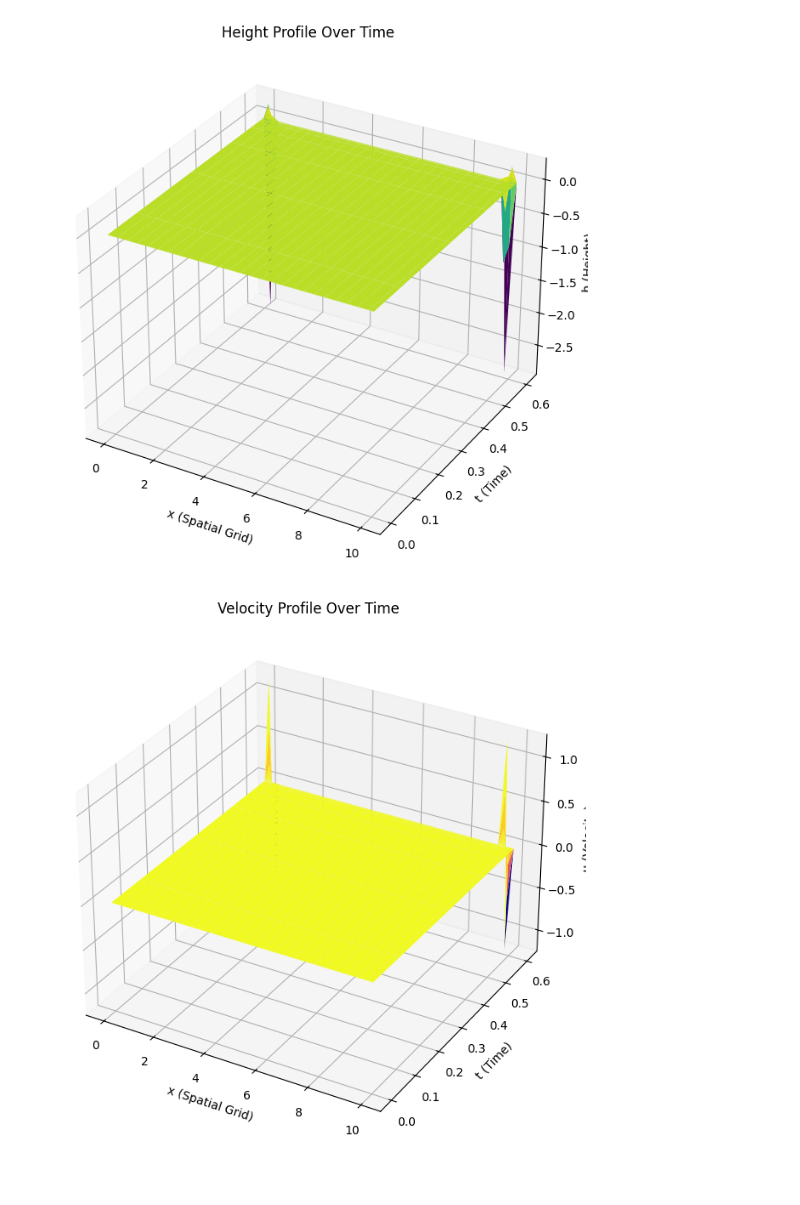
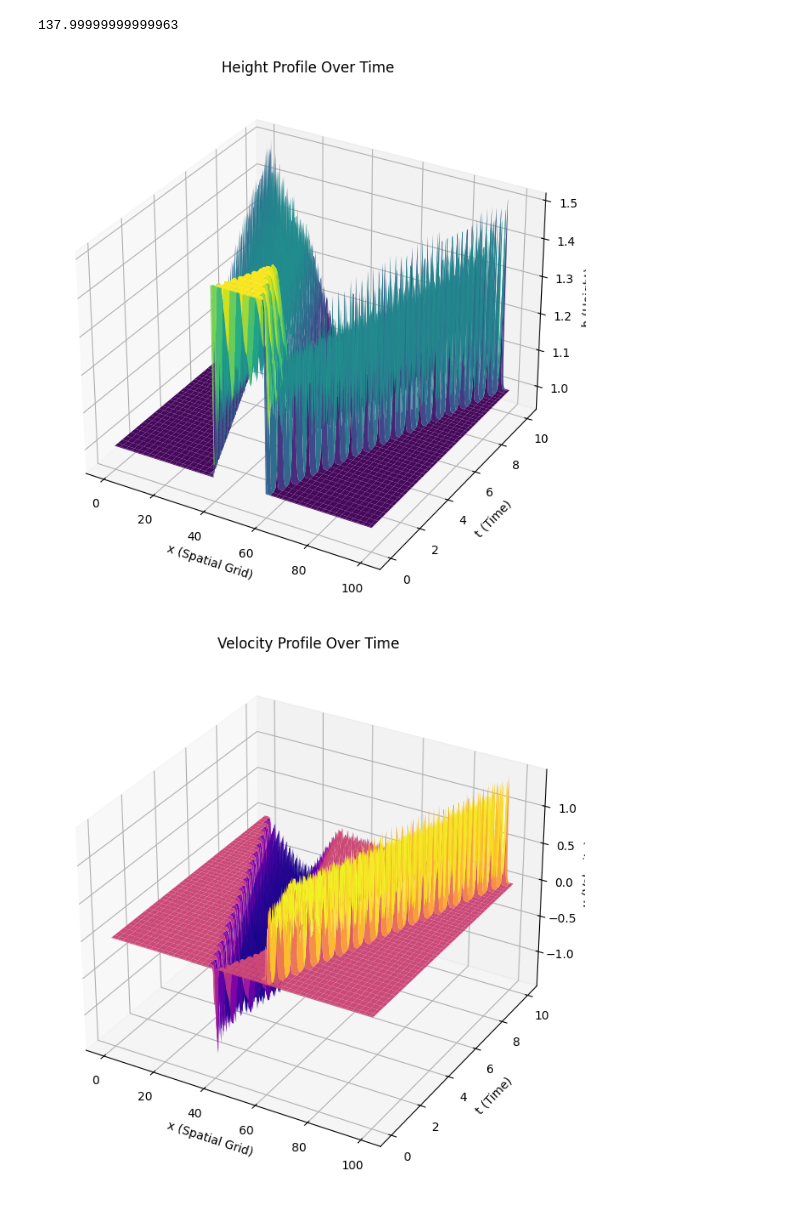
Before and after one commit to Dannom18/Tsunami-Simulation, a Jupyter notebook: simulation 1D Marcos.ipynb, the cells around one changed output. Cells and saved outputs as stored; diff of their text form; code cells hidden in the pictures.

Commit message:
no boundary conditons for h
no boundary conditions for h and code to make animation

```diff
--- a/simulation 1D Marcos.ipynb
+++ b/simulation 1D Marcos.ipynb
@@ -28 +41,31 @@ h_initial[N_x // 2] += 0.005
+# %%
+def pde_system_modified(t, y): #No boundary conditions for h
+    h = y[:N_x + 2] # 0 Index used for point at boundary
+    u = y[N_x + 2:]# 0 index used for first real point in grid after boundary
+
+    dh_dx = np.zeros(N_x + 2, dtype=np.float64) #Also consider boundary for h
+    du_dx = np.zeros(N_x, dtype=np.float64)
+    dh_dt = np.zeros(N_x + 2, dtype=np.float64)
+    du_dt = np.zeros(N_x, dtype=np.float64)
+
+    for i in range(1, N_x - 1):
+        dh_dx[i + 1] = central_difference(h, dx, i + 1)
+        du_dx[i] = central_difference(u, dx, i)
+
+    #Differential equations for points next to the boundary and boundary
+    dh_dt[0] = - h[0] * u_left_prime(t) - u[0] * mod_foward_difference(h, dx, 0) #Left Boundary
+    dh_dt[N_x + 1] = -h[N_x + 1] * u_right_prime(t)  - u_right(t) * mod_backward_difference(h, dx, N_x + 1) #Right Boundary
+
+    du_dt[0] = -1/(2*dx) * (g*(h[2] - h[0]) + u[0]*(u[1] - u_left(t))) #First point after boundary
+    dh_dt[1] = -1/(2*dx) * (h[0] * (u[1] - u_left(t))  - u[0] * (h[1] - h[0])) #First point in grid outside boundary
+
+    dh_dt[N_x] = -1/(2*dx) * (h[N_x] * (u_right(t) - u[N_x - 2])  - u[N_x - 1] * (h[N_x + 1] - h[N_x - 1])) #Last point before boundary
+    du_dt[N_x - 1] = -1/(2*dx) * (g*(h[N_x + 1] - h[N_x - 1]) + u[N_x - 1]*(u_right(t) - u[N_x - 2])) #Last point before boundary
+
+    #Differential equations for other points
+    for i in range(1, N_x - 1):
+        dh_dt[i + 1] = - h[i + 1] * du_dx[i + 1] - u[i + 1] * dh_dx[i + 1]
+        du_dt[i] = - u[i] * du_dx[i] - g * dh_dx[i]
+
+    return np.concatenate((dh_dt, du_dt))
 # %%
@@ -60,11 +100,12 @@ def pde_system(t, y):
 t0 = 0
 tf = Total_time
 y0 = np.concatenate((h_initial, u_initial))
-sol1 = solve_ivp(pde_system, t_span=(0,tf), y0=y0)
+sol1 = solve_ivp(pde_system_modified, t_span=(0,tf), y0=y0, method="RK45")
 # %%
 #Retrieve information from solution of IVP
-h_results_no_boundary = sol1.y[:N_x]
-u_results_no_boundary = sol1.y[N_x:]
+# h_results_no_boundary = sol1.y[:N_x]
+h_results = sol1.y[:N_x + 2]
+u_results_no_boundary = sol1.y[N_x + 2:]
 t_points = sol1.t
 # Create a meshgrid for the 3D plot
 T, X = np.meshgrid(t_points,x)
@@ -81,26 +122,30 @@ u_results = np.concatenate((u_left_boundary_evolution, u_results_no_boundary, u_
 
 h_results1 = h_results.transpose() #Used for orientation of axis
 u_results1 = u_results.transpose()
+# %%
+h_results[0].sum()
+# %% [output]
+137.99999999999963
 # %%
 # Plot height (h) as a 3D surface
 fig = plt.figure(figsize=(14, 8))
-ax = fig.add_subplot(111, projection='3d')
+ax = fig.add_subplot(projection='3d')
 ax.plot_surface(X1, T1, h_results1, cmap='viridis', edgecolor='none')
 ax.set_xlabel('x (Spatial Grid)')
 ax.set_ylabel('t (Time)')
 ax.set_zlabel('h (Height)')
 ax.set_title('Height Profile Over Time')
 plt.show()
 
 # Plot velocity (u) as a 3D surface
 fig = plt.figure(figsize=(14, 8))
-ax = fig.add_subplot(111, projection='3d')
+ax = fig.add_subplot(projection='3d')
 ax.plot_surface(X1, T1, u_results1, cmap='plasma', edgecolor='none')
 ax.set_xlabel('x (Spatial Grid)')
 ax.set_ylabel('t (Time)')
 ax.set_zlabel('u (Velocity)')
 ax.set_title('Velocity Profile Over Time')
 plt.show()
 # %% [output]
-[figure, old version]
+[figure, new version]
-[figure, old version]
+[figure, new version]
```
Also changed, not shown: parts of 7 cells of this notebook, 1 other file.
